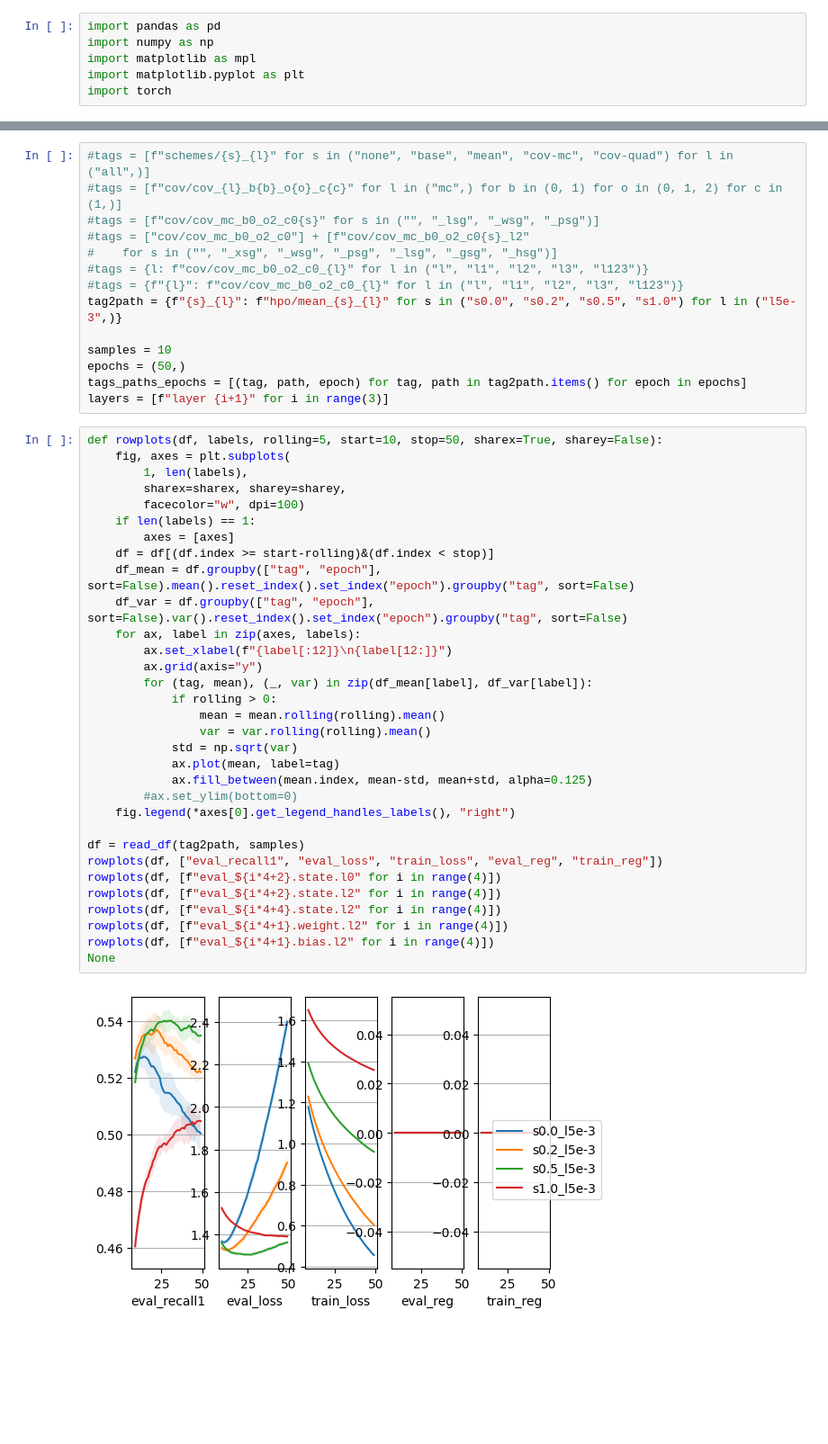
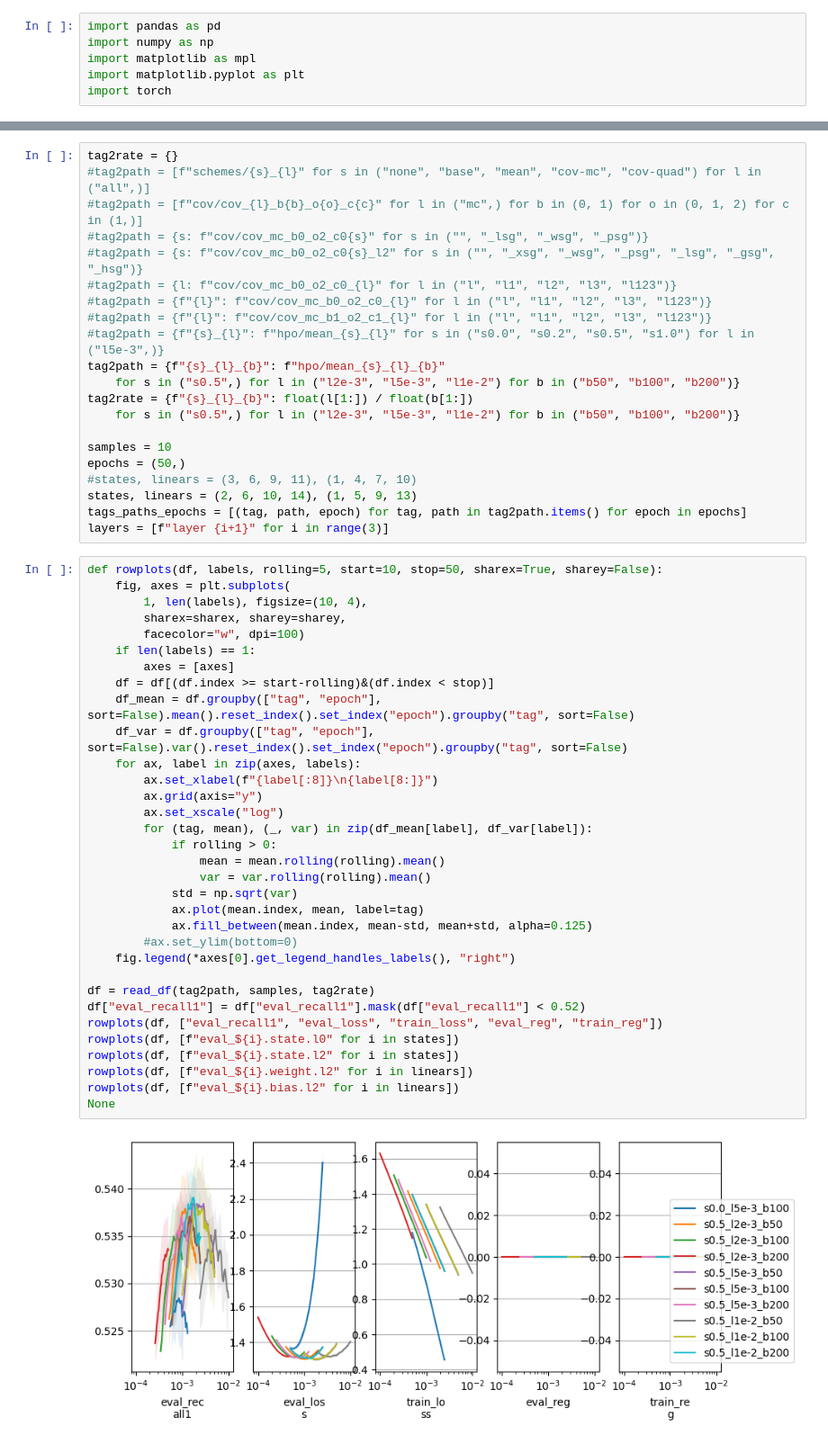
Before and after one commit to yingchenlin/kiln, a Jupyter notebook: dist.ipynb, the cells around one changed output, grey strips where cells are left out. Shown: that part at 90% size. Drawn from its saved outputs; the diff is of its cells as text; blank space fills up the shorter version.

```diff
--- a/dist.ipynb
+++ b/dist.ipynb
@@ -64,50 +64,58 @@ def read_weight(state, i, flip):
         w = w.T
     return w.mean(0), w.T @ w
 # %%
-#tags = [f"schemes/{s}_{l}" for s in ("none", "base", "mean", "cov-mc", "cov-quad") for l in ("all",)]
-#tags = [f"cov/cov_{l}_b{b}_o{o}_c{c}" for l in ("mc",) for b in (0, 1) for o in (0, 1, 2) for c in (1,)]
-#tags = [f"cov/cov_mc_b0_o2_c0{s}" for s in ("", "_lsg", "_wsg", "_psg")]
-#tags = ["cov/cov_mc_b0_o2_c0"] + [f"cov/cov_mc_b0_o2_c0{s}_l2"
-#    for s in ("", "_xsg", "_wsg", "_psg", "_lsg", "_gsg", "_hsg")]
-#tags = {l: f"cov/cov_mc_b0_o2_c0_{l}" for l in ("l", "l1", "l2", "l3", "l123")}
-#tags = {f"{l}": f"cov/cov_mc_b0_o2_c0_{l}" for l in ("l", "l1", "l2", "l3", "l123")}
-tag2path = {f"{s}_{l}": f"hpo/mean_{s}_{l}" for s in ("s0.0", "s0.2", "s0.5", "s1.0") for l in ("l5e-3",)}
+tag2rate = {}
+#tag2path = [f"schemes/{s}_{l}" for s in ("none", "base", "mean", "cov-mc", "cov-quad") for l in ("all",)]
+#tag2path = [f"cov/cov_{l}_b{b}_o{o}_c{c}" for l in ("mc",) for b in (0, 1) for o in (0, 1, 2) for c in (1,)]
+#tag2path = {s: f"cov/cov_mc_b0_o2_c0{s}" for s in ("", "_lsg", "_wsg", "_psg")}
+#tag2path = {s: f"cov/cov_mc_b0_o2_c0{s}_l2" for s in ("", "_xsg", "_wsg", "_psg", "_lsg", "_gsg", "_hsg")}
+#tag2path = {l: f"cov/cov_mc_b0_o2_c0_{l}" for l in ("l", "l1", "l2", "l3", "l123")}
+#tag2path = {f"{l}": f"cov/cov_mc_b0_o2_c0_{l}" for l in ("l", "l1", "l2", "l3", "l123")}
+#tag2path = {f"{l}": f"cov/cov_mc_b1_o2_c1_{l}" for l in ("l", "l1", "l2", "l3", "l123")}
+#tag2path = {f"{s}_{l}": f"hpo/mean_{s}_{l}" for s in ("s0.0", "s0.2", "s0.5", "s1.0") for l in ("l5e-3",)}
+tag2path = {f"{s}_{l}_{b}": f"hpo/mean_{s}_{l}_{b}"
+    for s in ("s0.5",) for l in ("l2e-3", "l5e-3", "l1e-2") for b in ("b50", "b100", "b200")}
+tag2rate = {f"{s}_{l}_{b}": float(l[1:]) / float(b[1:])
+    for s in ("s0.5",) for l in ("l2e-3", "l5e-3", "l1e-2") for b in ("b50", "b100", "b200")}
 
 samples = 10
 epochs = (50,)
+#states, linears = (3, 6, 9, 11), (1, 4, 7, 10)
+states, linears = (2, 6, 10, 14), (1, 5, 9, 13)
 tags_paths_epochs = [(tag, path, epoch) for tag, path in tag2path.items() for epoch in epochs]
 layers = [f"layer {i+1}" for i in range(3)]
 # %%
 def rowplots(df, labels, rolling=5, start=10, stop=50, sharex=True, sharey=False):
     fig, axes = plt.subplots(
-        1, len(labels),
+        1, len(labels), figsize=(10, 4),
         sharex=sharex, sharey=sharey,
         facecolor="w", dpi=100)
     if len(labels) == 1:
         axes = [axes]
     df = df[(df.index >= start-rolling)&(df.index < stop)]
     df_mean = df.groupby(["tag", "epoch"], sort=False).mean().reset_index().set_index("epoch").groupby("tag", sort=False)
     df_var = df.groupby(["tag", "epoch"], sort=False).var().reset_index().set_index("epoch").groupby("tag", sort=False)
     for ax, label in zip(axes, labels):
-        ax.set_xlabel(f"{label[:12]}\n{label[12:]}")
+        ax.set_xlabel(f"{label[:8]}\n{label[8:]}")
         ax.grid(axis="y")
+        ax.set_xscale("log")
         for (tag, mean), (_, var) in zip(df_mean[label], df_var[label]):
             if rolling > 0:
                 mean = mean.rolling(rolling).mean()
                 var = var.rolling(rolling).mean()
             std = np.sqrt(var)
-            ax.plot(mean, label=tag)
+            ax.plot(mean.index, mean, label=tag)
             ax.fill_between(mean.index, mean-std, mean+std, alpha=0.125)
         #ax.set_ylim(bottom=0)
     fig.legend(*axes[0].get_legend_handles_labels(), "right")
 
-df = read_df(tag2path, samples)
+df = read_df(tag2path, samples, tag2rate)
+df["eval_recall1"] = df["eval_recall1"].mask(df["eval_recall1"] < 0.52)
 rowplots(df, ["eval_recall1", "eval_loss", "train_loss", "eval_reg", "train_reg"])
-rowplots(df, [f"eval_${i*4+2}.state.l0" for i in range(4)])
-rowplots(df, [f"eval_${i*4+2}.state.l2" for i in range(4)])
-rowplots(df, [f"eval_${i*4+4}.state.l2" for i in range(4)])
-rowplots(df, [f"eval_${i*4+1}.weight.l2" for i in range(4)])
-rowplots(df, [f"eval_${i*4+1}.bias.l2" for i in range(4)])
+rowplots(df, [f"eval_${i}.state.l0" for i in states])
+rowplots(df, [f"eval_${i}.state.l2" for i in states])
+rowplots(df, [f"eval_${i}.weight.l2" for i in linears])
+rowplots(df, [f"eval_${i}.bias.l2" for i in linears])
 None
 # %% [output]
-[figure, old version]
+[figure, new version]
```
Also changed, not shown: parts of 3 cells of this notebook, 1 other file.
